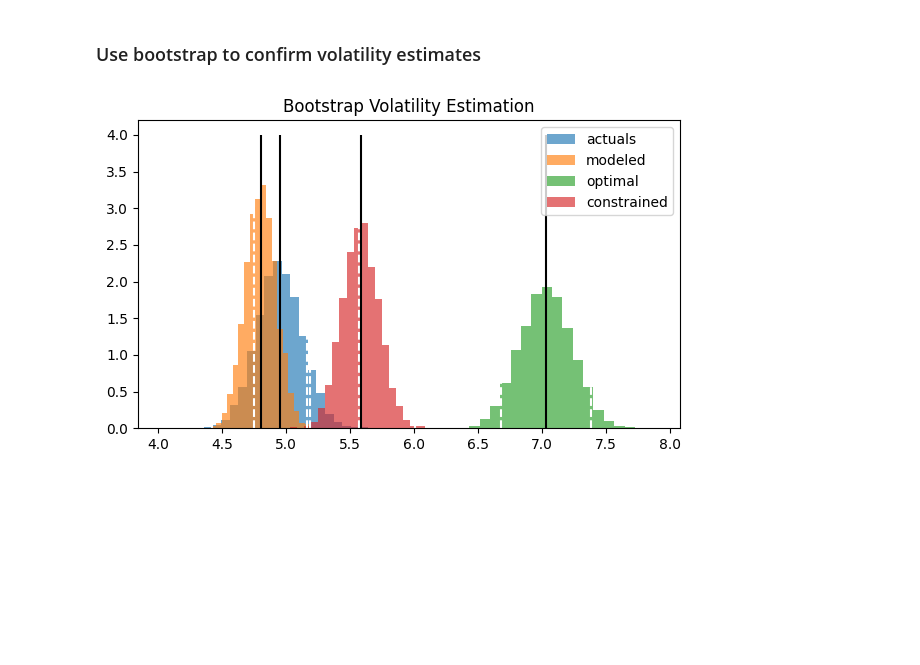
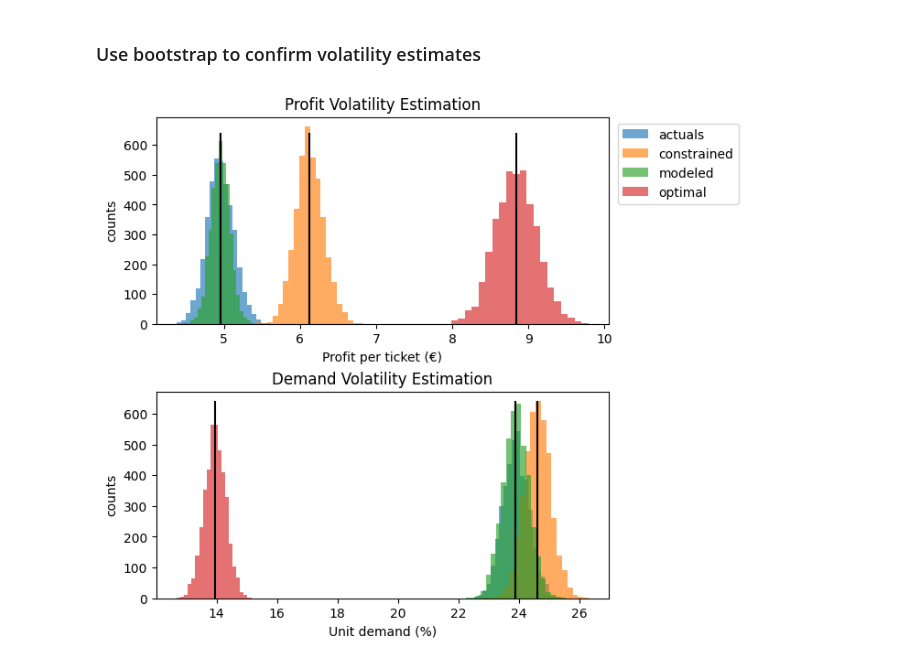
Before and after one commit to amonras/optimal-pricing, a Jupyter notebook: Optimal_Pricing.ipynb, the cells around one changed output. Drawn from its saved outputs; the diff is of its cells as text; code cells hidden in the pictures; blank space fills up the shorter version.

Commit message:
Reorg OptimalPricing nb

```diff
--- a/Optimal_Pricing.ipynb
+++ b/Optimal_Pricing.ipynb
@@ -191,5 +201,6 @@ assert 'bag_base_price' not in theta.keys()
 # %%
-Z = (X_transf.drop('bag_total_price', axis=1).dot(theta.drop('bag_total_price')) + intercept).rename('kx')
+# Compute the utility and the price response gamma
+Z = (X_transf.drop('bag_total_price', axis=1).dot(theta.drop('bag_total_price')) + intercept).rename('Z')
 gamma = theta['bag_total_price']
 
 gamma
@@ -206,18 +217,19 @@ fig.savefig("images/price_vs_utility.png")
 def optimal_price_equation(f, c, z, g):
     return g * (f - c) * (1 - expit(z + g * f)) + 1
 
-def optimize(cost, Z):
+# The optimal price
+def f(cost, Z):
     return fsolve(optimal_price_equation, x0=1.5 * cost, args=(cost, Z, gamma))[0]
 # %%
 price = pd.concat([cost, Z], axis=1).apply(
-        lambda row: optimize(row['cost'], row['kx']),
+        lambda row: f(row['cost'], row['Z']),
     axis=1).rename('price')
 prob = expit(Z + gamma * price)
 optimal = pd.DataFrame({"price": price, "demand": prob})
 
 
 results = pd.concat({
-    "actuals": actuals,
+    "observed": actuals,
     "modeled": modeled,
     "optimal": optimal
 }, axis=1).astype(float)
@@ -396,10 +380,12 @@ constrained.head()
 # %%
 results = pd.concat(dict(
-    actuals = actuals,
+    observed = actuals,
     modeled = modeled,
     optimal = optimal,
     constrained = constrained
 ), axis=1)
 
-compute_summary(results)
+dfi.export(compute_summary(results).hide('modeled'), "images/results_constrained.png", dpi=600)
+
+compute_summary(results).hide('modeled')
 # %% [output]
@@ -502,48 +488,61 @@ Total expected revenue in the period is going to be 55722€ +/- 4180€
 # %% [markdown]
 ### Use bootstrap to confirm volatility estimates
 # %%
-N = 5000
+N = 4000
 model = 'actuals'
 
 def bootstrap_revenue(results):
-    rev = []
+    demand = []
+    prof = []
     for i in range(N):
         sample = results.sample(len(results), replace=True)
         purchased = sample['demand'] > np.random.sample(sample.shape[0])
-        revenue = (sample['price'] - cost) * purchased
-        rev.append(revenue.mean())
-    return pd.Series(rev)
+        profit = (sample['price'] - cost) * purchased
+        prof.append(profit.mean())
+        demand.append(purchased.mean())
+    return pd.DataFrame({'profit': prof, 'demand': demand})
 
 
-rev = {}
+prof = {}
 
 for model in rich_results.columns.get_level_values(level=0).unique():
-    rev[model] = bootstrap_revenue(results.xs(model, level=0, axis=1))
+    prof[model] = bootstrap_revenue(results.xs(model, level=0, axis=1))
 
-ymax = 4
-df = pd.concat(rev, names=['model']).reset_index()
-fig, ax = plt.subplots(figsize=[7, 4])
+df = pd.concat(prof, names=['model']).reset_index().drop(columns='level_1')
+ymax = N / 1000 * 160
+fig, ax = plt.subplots(2, 1, figsize=[7, 6], layout='constrained')
+ax1, ax2 = ax
+for name, g in df.groupby('model'):
+    plt1 = g['profit'].hist(
+        bins=20,
+        alpha=0.65,
+        label=name,
+        ax=ax1,
+        grid=False
+    )
+    plt2 = (100 * g['demand']).hist(
+        bins=20,
+        alpha=0.65,
+        label=name,
+        ax=ax2,
+        grid=False
+    )
 
-for g in pd.unique(df['model']):
-    p = df.loc[df['model']==g, 0].hist(bins=20,
-                                   alpha=0.65,
-                                   label=g,
-                                   density=True)
-    c = p.get_facecolor()
-    plt.vlines(summary.loc['exp_revenue', g], ymin=0, ymax=ymax, colors='black')
-    if g == 'actuals':
-        # Don't plot sigmas
-        continue
-
-    plt.vlines((summary.loc['exp_revenue', g] + summary.loc['std', g]), ymin=0, ymax=ymax, colors=c, linestyles='--')
-    plt.vlines((summary.loc['exp_revenue', g] - summary.loc['std', g]), ymin=0, ymax=ymax, colors=c, linestyles='--')
-    plt.vlines((summary.loc['exp_revenue', g] + 2 * summary.loc['std', g]), ymin=0, ymax=ymax, colors=c, linestyles='--')
-    plt.vlines((summary.loc['exp_revenue', g] - 2 * summary.loc['std', g]), ymin=0, ymax=ymax, colors=c, linestyles='--')
+    ax1.vlines(summary.loc['exp_revenue', name], ymin=0, ymax=ymax, colors='black')
+    ax2.vlines(100 * summary.loc['demand', name], ymin=0, ymax=ymax, colors='black')
 
 
 plt.grid(False)
-plt.legend(loc='upper right')
-plt.title("Bootstrap Volatility Estimation")
+ax1.set_title("Profit Volatility Estimation")
+ax1.set_xlabel('Profit per ticket (€)')
+ax1.set_ylabel('counts')
+
+ax2.set_title("Demand Volatility Estimation")
+ax2.set_xlabel('Unit demand (%)')
+ax2.set_ylabel('counts')
+
+ax1.legend(loc='upper right', bbox_to_anchor=(1.3, 1))
+
 fig.savefig("images/revenue_histograms.png")
 # %% [output]
-[figure, old version]
+[figure, new version]
```
Also changed, not shown: parts of 53 cells of this notebook.
